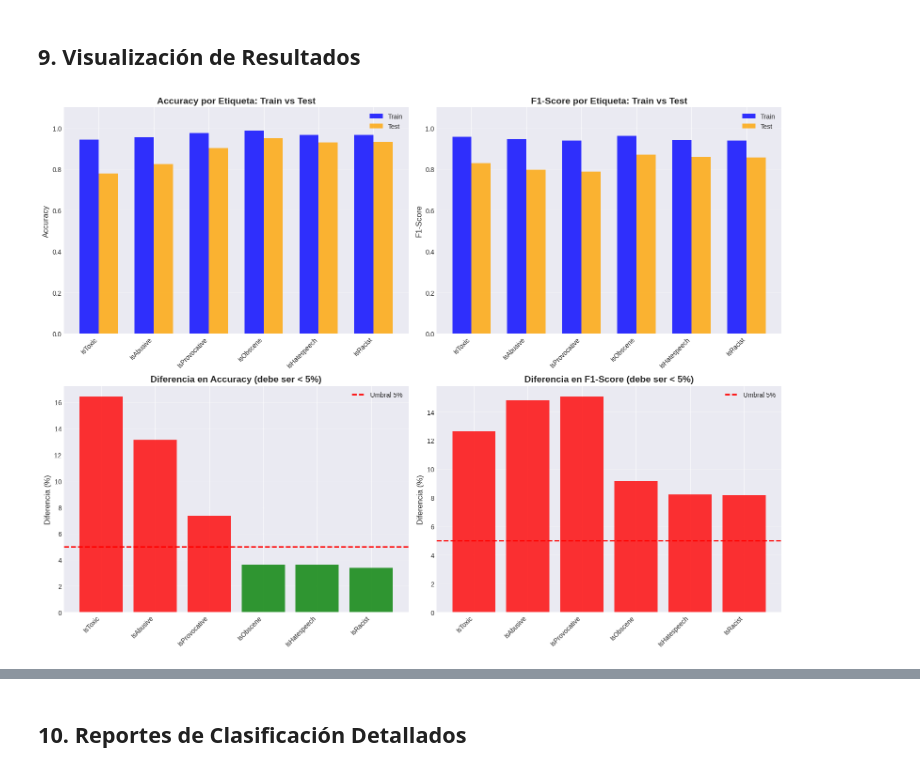
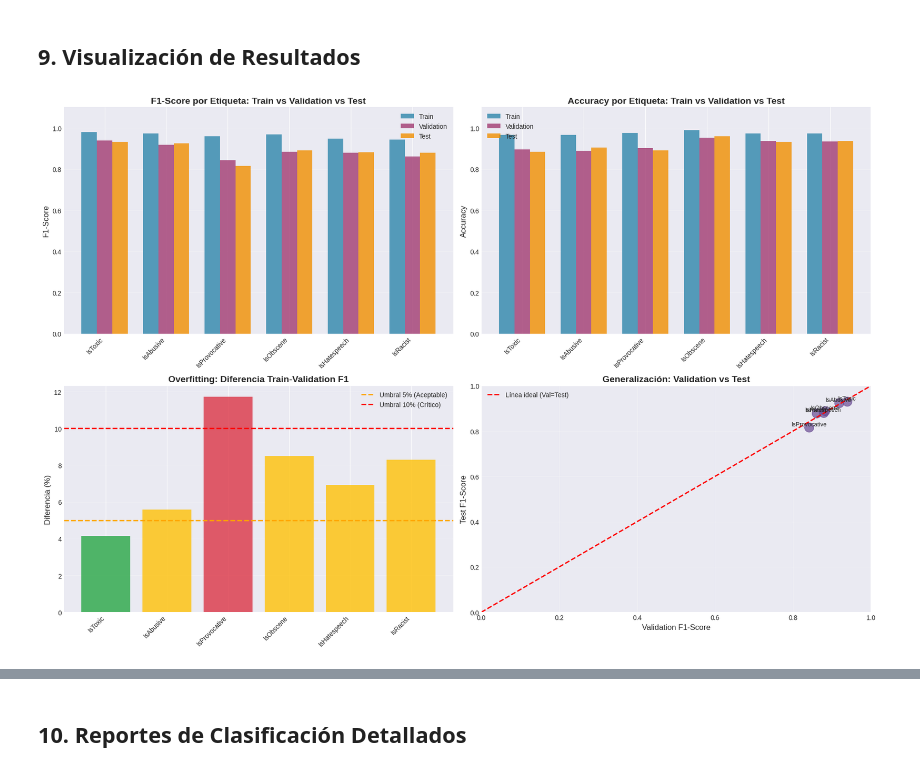
Before and after one commit to Bootcamp-IA-P5/proyecto10-grupo5, a Jupyter notebook: eda/eda-svm-multi-label.ipynb, the cells around one changed output, grey strips where cells are left out. Drawn from its saved outputs; the diff is of its cells as text; code cells hidden in the pictures.

```diff
--- a/eda/eda-svm-multi-label.ipynb
+++ b/eda/eda-svm-multi-label.ipynb
@@ -364,18 +392,28 @@ Número de características: 5000
 # %%
 # Entrenar modelo SVM multi-etiqueta con regularización
 # Usamos OneVsRestClassifier para clasificación multi-etiqueta
-print("Entrenando modelo SVM multi-etiqueta...")
+print("="*80)
+print("ENTRENANDO MODELO SVM MULTI-ETIQUETA")
+print("="*80)
+print("\nIMPORTANTE: El modelo se entrena SOLO con datos de Train")
+print("Validation se usa para calcular overfitting durante el entrenamiento")
+print("Test se reserva para la evaluación final\n")
 
 # C más bajo = más regularización = menos overfitting
 # class_weight='balanced' ajusta automáticamente los pesos para clases desbalanceadas
 base_svm = LinearSVC(C=0.1, class_weight='balanced', random_state=42, max_iter=2000, dual=False)
 svm_multilabel = OneVsRestClassifier(base_svm)
 
+# Entrenar SOLO con Train
 svm_multilabel.fit(X_train_tfidf, y_train)
 
-# Predicciones
+# Predicciones en Train y Validation (para calcular overfitting)
 y_train_pred = svm_multilabel.predict(X_train_tfidf)
+y_val_pred = svm_multilabel.predict(X_val_tfidf)
+
+# Predicciones en Test (para evaluación final)
 y_test_pred = svm_multilabel.predict(X_test_tfidf)
 
-print("✓ Modelo entrenado")
+print("✓ Modelo entrenado exitosamente")
+print(f"✓ Predicciones generadas para Train, Validation y Test")
 # %% [output]
@@ -481,58 +563,65 @@ IsRacist            0.9661     0.9322     0.9390     0.8571        3.39%
 # %% [markdown]
 ## 9. Visualización de Resultados
 # %%
-# Gráfico de comparación de métricas por etiqueta
-fig, axes = plt.subplots(2, 2, figsize=(16, 12))
+# Gráfico de comparación de métricas por etiqueta (Train-Validate-Test)
+fig, axes = plt.subplots(2, 2, figsize=(18, 12))
 
-# Accuracy por etiqueta
+# F1-Score por etiqueta (Train, Validation, Test)
 x = np.arange(len(labels))
-width = 0.35
+width = 0.25
 
-axes[0, 0].bar(x - width/2, results_df['train_acc'], width, label='Train', alpha=0.8, color='blue')
-axes[0, 0].bar(x + width/2, results_df['test_acc'], width, label='Test', alpha=0.8, color='orange')
-axes[0, 0].set_ylabel('Accuracy', fontsize=12)
-axes[0, 0].set_title('Accuracy por Etiqueta: Train vs Test', fontsize=14, fontweight='bold')
+axes[0, 0].bar(x - width, results_df['train_f1'], width, label='Train', alpha=0.8, color='#2E86AB')
+axes[0, 0].bar(x, results_df['val_f1'], width, label='Validation', alpha=0.8, color='#A23B72')
+axes[0, 0].bar(x + width, results_df['test_f1'], width, label='Test', alpha=0.8, color='#F18F01')
+axes[0, 0].set_ylabel('F1-Score', fontsize=12)
+axes[0, 0].set_title('F1-Score por Etiqueta: Train vs Validation vs Test', fontsize=14, fontweight='bold')
 axes[0, 0].set_xticks(x)
 axes[0, 0].set_xticklabels(labels, rotation=45, ha='right')
 axes[0, 0].legend()
 axes[0, 0].grid(axis='y', alpha=0.3)
 axes[0, 0].set_ylim([0, 1.1])
 
-# F1-Score por etiqueta
-axes[0, 1].bar(x - width/2, results_df['train_f1'], width, label='Train', alpha=0.8, color='blue')
-axes[0, 1].bar(x + width/2, results_df['test_f1'], width, label='Test', alpha=0.8, color='orange')
-axes[0, 1].set_ylabel('F1-Score', fontsize=12)
-axes[0, 1].set_title('F1-Score por Etiqueta: Train vs Test', fontsize=14, fontweight='bold')
+# Accuracy por etiqueta (Train, Validation, Test)
+axes[0, 1].bar(x - width, results_df['train_acc'], width, label='Train', alpha=0.8, color='#2E86AB')
+axes[0, 1].bar(x, results_df['val_acc'], width, label='Validation', alpha=0.8, color='#A23B72')
+axes[0, 1].bar(x + width, results_df['test_acc'], width, label='Test', alpha=0.8, color='#F18F01')
+axes[0, 1].set_ylabel('Accuracy', fontsize=12)
+axes[0, 1].set_title('Accuracy por Etiqueta: Train vs Validation vs Test', fontsize=14, fontweight='bold')
 axes[0, 1].set_xticks(x)
 axes[0, 1].set_xticklabels(labels, rotation=45, ha='right')
 axes[0, 1].legend()
 axes[0, 1].grid(axis='y', alpha=0.3)
 axes[0, 1].set_ylim([0, 1.1])
 
-# Diferencias en Accuracy
-colors_acc = ['green' if d < 5 else 'red' for d in results_df['diff_acc']]
-axes[1, 0].bar(labels, results_df['diff_acc'], alpha=0.8, color=colors_acc)
-axes[1, 0].axhline(y=5, color='red', linestyle='--', linewidth=2, label='Umbral 5%')
+# Diferencias Train-Validation (Overfitting)
+colors_val = ['#28a745' if d < 5 else '#ffc107' if d < 10 else '#dc3545' for d in results_df['diff_train_val']]
+axes[1, 0].bar(labels, results_df['diff_train_val'], alpha=0.8, color=colors_val)
+axes[1, 0].axhline(y=5, color='orange', linestyle='--', linewidth=2, label='Umbral 5% (Aceptable)')
+axes[1, 0].axhline(y=10, color='red', linestyle='--', linewidth=2, label='Umbral 10% (Crítico)')
 axes[1, 0].set_ylabel('Diferencia (%)', fontsize=12)
-axes[1, 0].set_title('Diferencia en Accuracy (debe ser < 5%)', fontsize=14, fontweight='bold')
+axes[1, 0].set_title('Overfitting: Diferencia Train-Validation F1', fontsize=14, fontweight='bold')
 axes[1, 0].set_xticklabels(labels, rotation=45, ha='right')
 axes[1, 0].legend()
 axes[1, 0].grid(axis='y', alpha=0.3)
 
-# Diferencias en F1-Score
-colors_f1 = ['green' if d < 5 else 'red' for d in results_df['diff_f1']]
-axes[1, 1].bar(labels, results_df['diff_f1'], alpha=0.8, color=colors_f1)
-axes[1, 1].axhline(y=5, color='red', linestyle='--', linewidth=2, label='Umbral 5%')
-axes[1, 1].set_ylabel('Diferencia (%)', fontsize=12)
-axes[1, 1].set_title('Diferencia en F1-Score (debe ser < 5%)', fontsize=14, fontweight='bold')
-axes[1, 1].set_xticklabels(labels, rotation=45, ha='right')
+# Comparación: Validation vs Test (Generalización)
+axes[1, 1].scatter(results_df['val_f1'], results_df['test_f1'], s=200, alpha=0.7, color='#6A4C93')
+for i, label in enumerate(labels):
+    axes[1, 1].annotate(label, (results_df['val_f1'].iloc[i], results_df['test_f1'].iloc[i]),
+                       fontsize=9, ha='center', va='bottom')
+axes[1, 1].plot([0, 1], [0, 1], 'r--', linewidth=2, label='Línea ideal (Val=Test)')
+axes[1, 1].set_xlabel('Validation F1-Score', fontsize=12)
+axes[1, 1].set_ylabel('Test F1-Score', fontsize=12)
+axes[1, 1].set_title('Generalización: Validation vs Test', fontsize=14, fontweight='bold')
 axes[1, 1].legend()
-axes[1, 1].grid(axis='y', alpha=0.3)
+axes[1, 1].grid(alpha=0.3)
+axes[1, 1].set_xlim([0, 1])
+axes[1, 1].set_ylim([0, 1])
 
 plt.tight_layout()
 plt.show()
 # %% [output]
-[figure, old version]
+[figure, new version]
 # %%
 # Matrices de confusión para cada etiqueta
 fig, axes = plt.subplots(2, 3, figsize=(18, 12))
```
Also changed, not shown: parts of 28 cells of this notebook, 4 other files.
